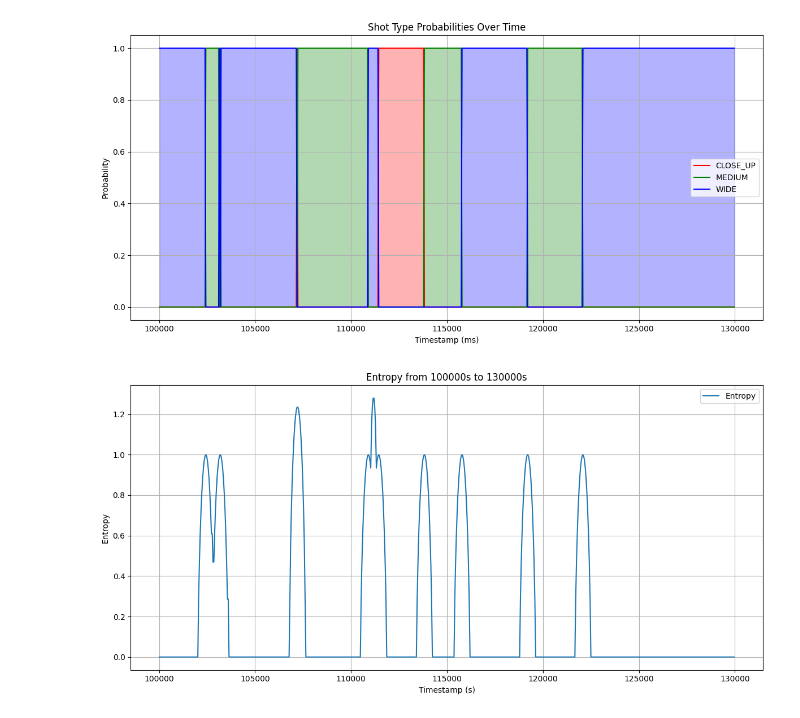
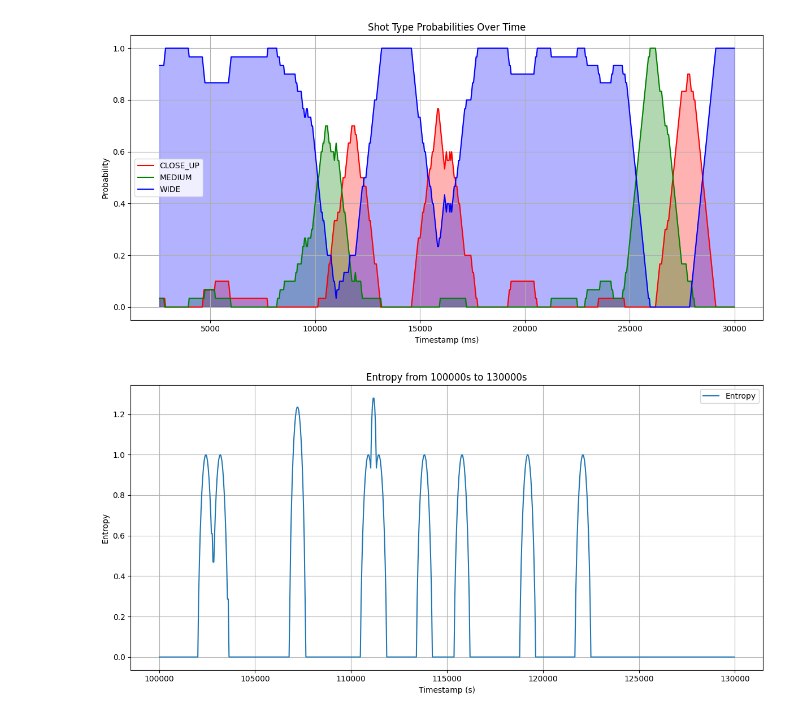
Before and after one commit to internax/film_shot_classifier, a Jupyter notebook: python/statistic_visualization.ipynb, the cells around one changed output. Drawn from its saved outputs; the diff is of its cells as text; code cells hidden in the pictures.

```diff
--- a/python/statistic_visualization.ipynb
+++ b/python/statistic_visualization.ipynb
@@ -32,32 +67,32 @@ for shot_type, ratio in ratios_all.items():
 # %%
 
 
-start_time = 100000
-end_time = 130000
+start_time = 0
+end_time = 30000
 
 columns = ['Timestamp', 'Prob_ShotType_CLOSE_UP', 'Prob_ShotType_MEDIUM', 'Prob_ShotType_WIDE']
 df_selected = df[(df['Timestamp'] >= start_time) & (df['Timestamp'] <= end_time)][columns].dropna()
 
 
 plt.figure(figsize=(12, 6))
 
 plt.fill_between(df_selected['Timestamp'], df_selected['Prob_ShotType_CLOSE_UP'], color='red', alpha=0.3)
 plt.fill_between(df_selected['Timestamp'], df_selected['Prob_ShotType_MEDIUM'], color='green', alpha=0.3)
 plt.fill_between(df_selected['Timestamp'], df_selected['Prob_ShotType_WIDE'], color='blue', alpha=0.3)
 
 plt.plot(df_selected['Timestamp'], df_selected['Prob_ShotType_CLOSE_UP'], label='CLOSE_UP', color='red')
 plt.plot(df_selected['Timestamp'], df_selected['Prob_ShotType_MEDIUM'], label='MEDIUM', color='green')
 plt.plot(df_selected['Timestamp'], df_selected['Prob_ShotType_WIDE'], label='WIDE', color='blue')
 
 plt.xlabel("Timestamp (ms)")
 plt.ylabel("Probability")
 plt.title("Shot Type Probabilities Over Time")
 plt.legend()
 plt.grid(True)
 plt.tight_layout()
 plt.show()
 # %% [output]
-[figure, old version]
+[figure, new version]
 # %%
 
 subset = df[(df['Timestamp'] >= start_time) & (df['Timestamp'] <= end_time)]
```
Also changed, not shown: parts of 4 cells of this notebook, 53 other files.
